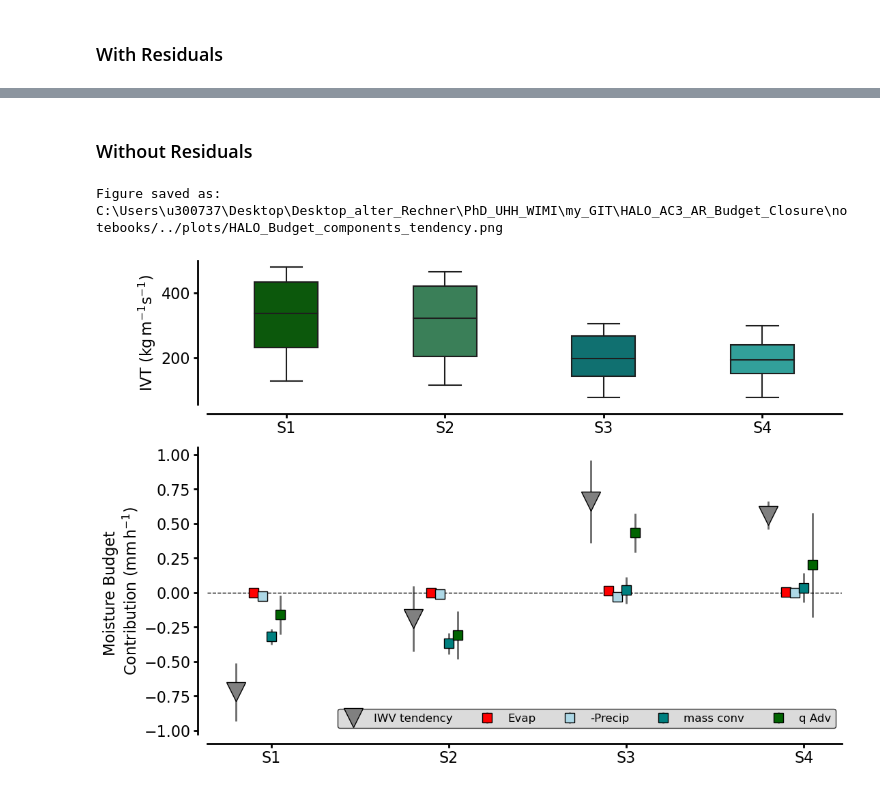
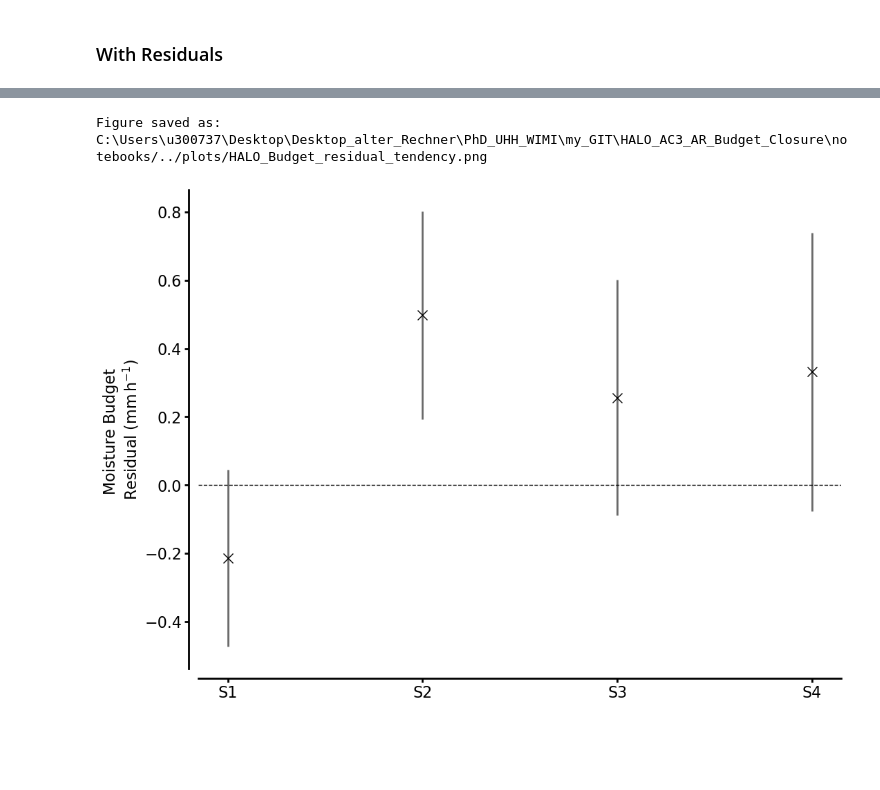
Before and after one commit to hdorff94/HALO_AC3_AR_Budget_Closure, a Jupyter notebook: notebooks/budget_components_tendency.ipynb, the cells around one changed output, grey strips where cells are left out. Drawn from its saved outputs; the diff is of its cells as text; code cells hidden in the pictures; blank space fills up the shorter version.

```diff
--- a/notebooks/budget_components_tendency.ipynb
+++ b/notebooks/budget_components_tendency.ipynb
@@ -68,7 +68,7 @@ def plot_component_tendency(d_IWV_dt,d_IWV_dt_uncertainty,
                             #adv_q_series_min,adv_q_series_max,
                             #mass_div_series_min,mass_div_series_max,
                             sector_precip,Evap_Sectors,
-                            plot_path=os.getcwd()+"/../plots/",with_residuals=True,
+                            plot_path=os.getcwd()+"/../plots/",with_residuals=pd.DataFrame(),
                             scalar_based_div=False):
 
     budget_components_fig, (ax1, ax2) =plt.subplots(2,1,figsize=(12,9),gridspec_kw={'height_ratios': [0.5, 1]})
@@ -100,8 +100,8 @@ def plot_component_tendency(d_IWV_dt,d_IWV_dt_uncertainty,
                  marker="s",ms=10,mew=1,
                  mfc="darkgreen",ls="",markeredgecolor="k",ecolor="dimgrey",lw=2,label="q Adv")
     #Residuals
-    if with_residuals:
-        ax2.errorbar(np.array([1.1,2.1,3.1,4.1]),residual_e,yerr=residual_e_unc,marker="x",
+    if with_residuals.shape[0]>0:
+        ax2.errorbar(np.array([1.1,2.1,3.1,4.1]),residuals["value"],yerr=residuals["unc"],marker="x",
                      mfc="k",mec="k",ecolor="dimgrey",lw=2,ms=10,mew=1,ls="",label="residual")
 
     ##
@@ -119,7 +119,7 @@ def plot_component_tendency(d_IWV_dt,d_IWV_dt_uncertainty,
     ax2.xaxis.set_tick_params(width=2,length=4)
     ax2.yaxis.set_tick_params(width=2,length=4)
     col_number=5
-    if with_residuals:
+    if with_residuals.shape[0]>0:
         col_number+=1
     legend=ax2.legend(loc="lower right",ncol=col_number,frameon=True,fontsize=12)
     frame = legend.get_frame()
@@ -130,13 +130,40 @@ def plot_component_tendency(d_IWV_dt,d_IWV_dt_uncertainty,
     sns.despine(offset=10)
     file_end=".png"
     fig_name="HALO_Budget_components_tendency"
-    if with_residuals:
+    if with_residuals.shape[0]>0:
         fig_name+="_with_residuals"
     if scalar_based_div:
         fig_name+="_scalar_based"
     fig_name+=file_end
     budget_components_fig.savefig(plot_path+fig_name,dpi=300,bbox_inches="tight")
     print("Figure saved as:",plot_path+fig_name)
+
+def plot_budget_residuals(residuals,plot_path=os.getcwd()+"/../plots/"):
+    """
+    This routine plots the resiudals emerging from the moisture budget closure for all sectors
+    """
+
+
+    residuals_fig, ax = plt.subplots(1,1,figsize=(12,9))
+    ax.errorbar(np.array([1,2,3,4]),residuals["value"],
+            yerr=residuals["unc"],marker="x",mfc="k",
+            mec="k",ecolor="dimgrey",lw=2,ms=10,
+            mew=1,ls="",label="residual")
+
+    ax.axhline(y=0,ls="--",lw=1,color="k")
+    ax.set_ylabel("Moisture Budget \nResidual ($\mathrm{mm\,h}^{-1}$)")
+    ax.set_xticks([1,2,3,4])
+    ax.set_xticklabels(["S1","S2","S3","S4"])#
+    ax.spines['left'].set_linewidth(2)
+    ax.spines['bottom'].set_linewidth(2)
+    ax.xaxis.set_tick_params(width=2,length=4)
+    ax.yaxis.set_tick_params(width=2,length=4)
+    sns.despine(offset=10)
+    file_end=".png"
+    fig_name="HALO_Budget_residual_tendency"
+    fig_name+=file_end
+    residuals_fig.savefig(plot_path+fig_name,dpi=300,bbox_inches="tight")
+    print("Figure saved as:",plot_path+fig_name)
 # %%
 sectors=["S1","S2","S3","S4"]
 Evap_Sectors=pd.DataFrame(data=np.nan,columns=["mean","std"],index=sectors)
@@ -358,7 +385,6 @@ mass_div_unc        = pd.Series(data=[warm_sonde_values[sector]['mass_div_unc']
 ## Residual
 # %%
 #d_IWV/dt=-nabla IVT + E - P + €
-# ->
 #€=d_IWV/dt+nabla IVT -E +P
 residual_e=d_IWV_dt_hamp+adv_q_series.values+mass_div_series.values-Evap_Sectors["mean"]+sector_precip["rate"].values
 residual_e_unc=np.sqrt(d_IWV_dt_uncertainty**2+\
@@ -368,4 +394,7 @@ residual_e_unc=np.sqrt(d_IWV_dt_uncertainty**2+\
                        #((adv_q_series_max-adv_q_series_min)/2)**2+\
                        ((sector_precip["max_rate"]-sector_precip["min_rate"])/2)**2+\
                        Evap_Sectors["std"]**2)
-residual_e_unc
+#merge into dataframe
+residuals=pd.DataFrame(data=np.nan,index=residual_e.index,columns=["value","unc"])
+residuals["value"] = residual_e.values
+residuals["unc"]   = residual_e_unc.values
@@ -387,9 +418,0 @@ Figure saved as: C:\Users\u300737\Desktop\Desktop_alter_Rechner\PhD_UHH_WIMI\my_
-# %% [markdown]
-### Without Residuals
-# %%
-plot_component_tendency(d_IWV_dt_hamp,d_IWV_dt_uncertainty,
-                            adv_q_series,mass_div_series,adv_q_unc,mass_div_unc,
-                            sector_precip,Evap_Sectors,with_residuals=False)
-# %% [output]
-Figure saved as: C:\Users\u300737\Desktop\Desktop_alter_Rechner\PhD_UHH_WIMI\my_GIT\HALO_AC3_AR_Budget_Closure\notebooks/../plots/HALO_Budget_components_tendency.png
-[figure, removed]
@@ -411,0 +419,5 @@ Figure saved as: C:\Users\u300737\Desktop\Desktop_alter_Rechner\PhD_UHH_WIMI\my_
+# %%
+plot_budget_residuals(residuals)
+# %% [output]
+Figure saved as: C:\Users\u300737\Desktop\Desktop_alter_Rechner\PhD_UHH_WIMI\my_GIT\HALO_AC3_AR_Budget_Closure\notebooks/../plots/HALO_Budget_residual_tendency.png
+[figure, added]
```
Also changed, not shown: parts of 5 cells of this notebook, 8 other files.
